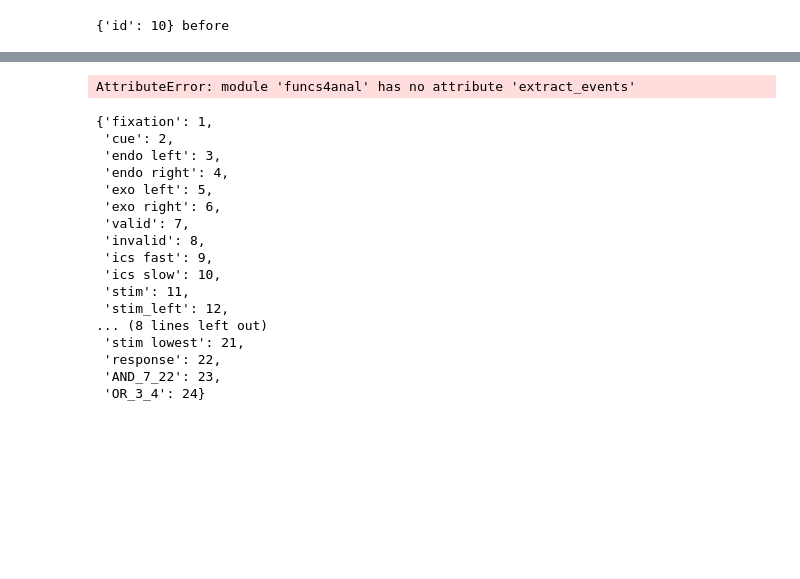
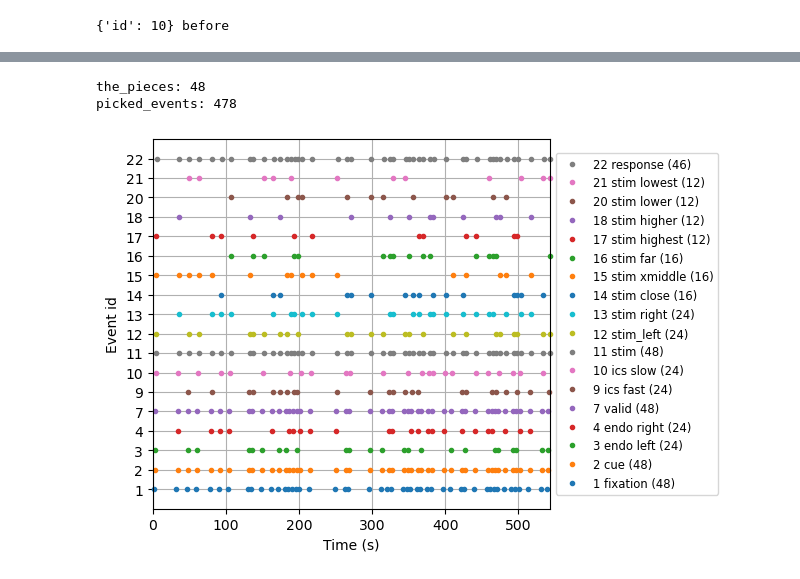
Before and after one commit to Shawnzty/tACS-Attention, a Jupyter notebook: processing/eeg_analysis/individual_analysis.ipynb, the cells around one changed output, grey strips where cells are left out. Drawn from its saved outputs; the diff is of its cells as text; code cells hidden in the pictures; blank space fills up the shorter version.

Commit message:
fix condition translation

```diff
--- a/processing/eeg_analysis/individual_analysis.ipynb
+++ b/processing/eeg_analysis/individual_analysis.ipynb
@@ -71,47 +72,35 @@ Event IDs: [1]
 # %%
 # Get the indices that would sort the first column
 sort_indices = np.argsort(events[:, 0])
 
 # Use these indices to sort the entire array
 sorted_events = events[sort_indices]
 
+# Make pieces
 pieces = []
 piece = []
 for event in sorted_events:
     if event[2] == 1 and piece:  # Found a 1 in the third column and there are events in current piece
         pieces.append(np.array(piece))  # Save the current piece as a numpy array
         piece = []  # Create a new piece
     piece.append(event)  # Add the current event to the piece
 
 # Add the last piece if it's not empty
 if piece:
     pieces.append(np.array(piece))
 
-# the_pieces = [piece for piece in pieces if any((piece[:, 2] == 3) | (piece[:, 2] == 4)) and any(piece[:, 2] == 7)]
-the_pieces = fa.extract_events("(3 or 4) and 7")
-len(the_pieces)
+# e.g. (3 OR 4) AND 7
+# the_pieces = [piece for piece in pieces if (any(piece[:, 2] == 3) | any(piece[:, 2] == 4)) & any(piece[:, 2] == 7)]
 
-fig = mne.viz.plot_events(the_pieces, event_id=event_dict, sfreq=eeg.info['sfreq'],
-                          first_samp=eeg.first_samp)
+the_pieces = eval(fa.condition("(3 | 4) & 7"))
+picked_events = np.vstack(the_pieces)
+picked_events_dict = {key: value for key, value in event_dict.items() if value in picked_events[:, 2]}
+
+print("the_pieces:", len(the_pieces))
+print("picked_events:", len(picked_events))
+
+fig = mne.viz.plot_events(picked_events, event_id=picked_events_dict, sfreq=eeg.info['sfreq'], first_samp=eeg.first_samp)
 # %% [output]
-AttributeError: module 'funcs4anal' has no attribute 'extract_events'
+the_pieces: 48
+picked_events: 478
+[figure, added]
-# %%
-event_dict
-# %% [output]
-{'fixation': 1,
- 'cue': 2,
- 'endo left': 3,
- 'endo right': 4,
- 'exo left': 5,
- 'exo right': 6,
- 'valid': 7,
- 'invalid': 8,
- 'ics fast': 9,
- 'ics slow': 10,
- 'stim': 11,
- 'stim_left': 12,
-... (8 lines left out)
- 'stim lowest': 21,
- 'response': 22,
- 'AND_7_22': 23,
- 'OR_3_4': 24}
```
Also changed, not shown: parts of 10 cells of this notebook, 4 other files.
